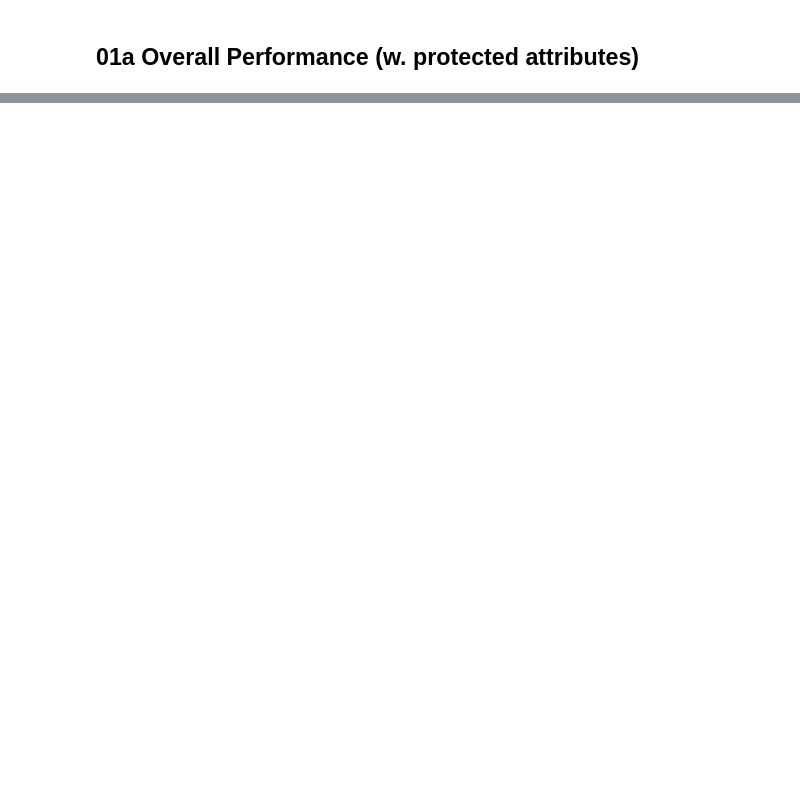
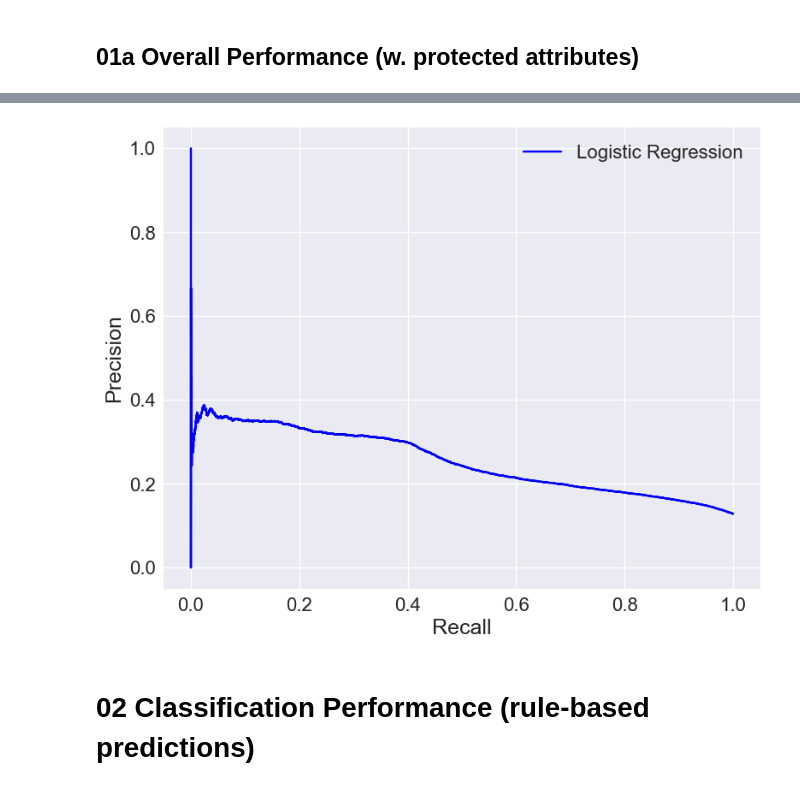
Before and after one commit to jsbroden/CMA_Fairness, a Jupyter notebook: 03a_eval_perf.ipynb, the cells around one changed output, grey strips where cells are left out. Cells and saved outputs as stored; diff of their text form; code cells hidden in the pictures; blank space fills up the shorter version.

```diff
--- a/03a_eval_perf.ipynb
+++ b/03a_eval_perf.ipynb
@@ -33,0 +88,17 @@ prauc_glm1 = auc(rec1, prec1)
+# %%
+# PR curves
+fig, ax = plt.subplots(figsize = (9, 7))
+plt.plot(rec1, prec1, color = 'blue', label = 'Logistic Regression')
+#plt.plot(rec2, prec2, color = 'green', label = 'Elastic Net')
+#plt.plot(rec3, prec3, color = 'orange', label = 'Random Forest')
+#plt.plot(rec4, prec4, color = 'red', label = 'Gradient Boosting')
+ax.tick_params(axis = 'both', which = 'major', labelsize = 16)
+plt.xlabel('Recall', fontsize = 18)
+plt.ylabel('Precision', fontsize = 18)
+plt.legend(loc = 'best', fontsize = 16)
+plt.savefig('./output/PR1', dpi = 300)
+plt.show();
+# %% [output]
+[figure, added]
+# %% [markdown]
+# 02 Classification Performance (rule-based predictions)
```
Also changed, not shown: parts of 39 cells of this notebook, 10 other files.
